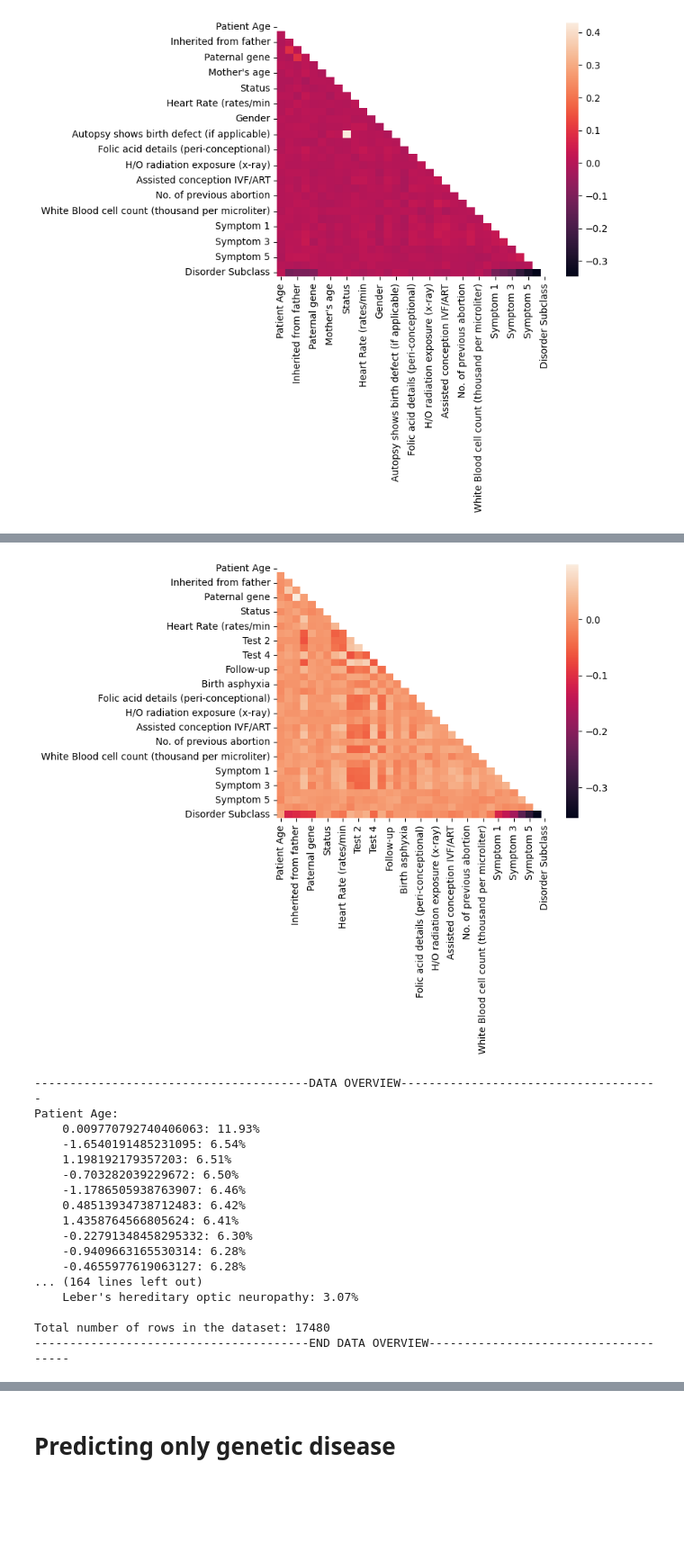
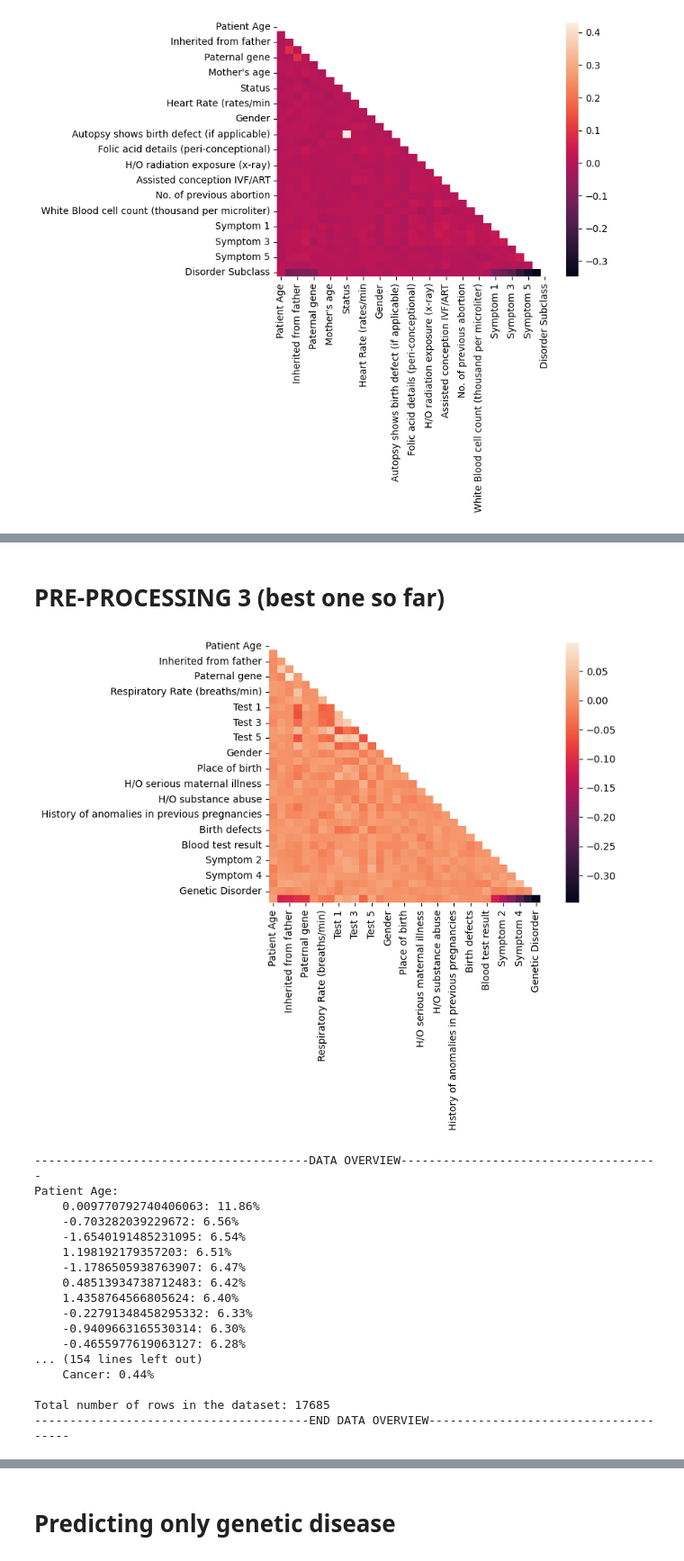
Before and after one commit to salmaloukili/ML, a Jupyter notebook: notebook.ipynb, the cells around one changed output, grey strips where cells are left out. Shown: that part at 90% size. Drawn from its saved outputs; the diff is of its cells as text; code cells hidden in the pictures; blank space fills up the shorter version.

```diff
--- a/notebook.ipynb
+++ b/notebook.ipynb
@@ -327,3 +429,5 @@ Blood cell count (mcL): [-0.5118449   0.04212314 -0.02200419 ...  0.27672303 -0.
+# %% [markdown]
+# PRE-PROCESSING 3 (best one so far)
 # %%
 label_encoder = LabelEncoder()
 
@@ -341,7 +445,7 @@ dataset = dataset.dropna(subset=['Genetic Disorder', 'Disorder Subclass'], how='
 columns_to_drop = ['Institute Name', 'Location of Institute', "Father's name",
                    'Patient First Name', 'Family Name', 'Patient Id',
                       'Autopsy shows birth defect (if applicable)',
-                       "Mother\'s age", "Father\'s age", 'Parental consent']
+                       "Mother\'s age", "Father\'s age", 'Parental consent', 'Status']
 dataset = dataset.drop(columns=columns_to_drop)
 
 
@@ -379,7 +483,6 @@ dataset['White Blood cell count (thousand per microliter)'] = imputer.fit_transf
 
 
 # CATEGORIAL BINARY
-mode_imputer = SimpleImputer(strategy='most_frequent')
 
 dataset['H/O substance abuse'] = dataset['H/O substance abuse'].replace({'No': 0.0, 'Yes':1.0, 'Not applicable':0.0, '-':0.0}).fillna(0.0)
 dataset['Inherited from father'] = dataset['Inherited from father'].replace({'No': 0.0, 'Yes':1.0})
@@ -389,32 +492,25 @@ dataset['H/O serious maternal illness'] = dataset['H/O serious maternal illness'
 dataset['H/O radiation exposure (x-ray)'] = dataset['H/O radiation exposure (x-ray)'].replace({'No': 0.0, '-': 0.0, 'Not applicable': 0.0, 'Yes':1.0}).fillna(0.0)
 
 dataset['Place of birth'] = dataset['Place of birth'].replace({'Institute': 1.0, 'Home': 0.0})
-dataset['Place of birth'] = mode_imputer.fit_transform(dataset[['Place of birth']])
 
 dataset['Birth asphyxia'] = dataset['Birth asphyxia'].replace({'No': 0.0, 'No record': 0.0, 'Not available': 2.0, 'Yes':1.0}).fillna(0.0)
 
 dataset['Respiratory Rate (breaths/min)'] = dataset['Respiratory Rate (breaths/min)'].replace({'Normal (30-60)': 0.0, 'Tachypnea': 1.0}).fillna(-1.0)
-#dataset['Respiratory Rate (breaths/min)'] = mode_imputer.fit_transform(dataset[['Respiratory Rate (breaths/min)']])
-
 dataset['Heart Rate (rates/min'] = dataset['Heart Rate (rates/min'].replace({'Normal': 0.0, 'Tachycardia': 1.0}).fillna(-1.0)
-#dataset['Heart Rate (rates/min'] = mode_imputer.fit_transform(dataset[['Heart Rate (rates/min']])
 dataset['Follow-up'] = dataset['Follow-up'].replace({'High': 1.0, 'Low': 0.0}).fillna(-1.0)
-#dataset['Follow-up'] = mode_imputer.fit_transform(dataset[['Follow-up']])
-
 dataset['Folic acid details (peri-conceptional)'] = dataset['Folic acid details (peri-conceptional)'].replace({'Yes': 1.0, 'No': 0.0})
 dataset['Assisted conception IVF/ART'] = dataset['Assisted conception IVF/ART'].replace({'Yes': 1.0, 'No': 0.0})
 dataset['Birth defects'] = dataset['Birth defects'].replace({'Multiple': 1.0, 'Singular': 0.0})
 
 # CATEGORIAL MULTICLASS
 dataset['Gender'] = dataset['Gender'].replace({'Male': 1.0, 'Female': 0.0, 'Ambiguous': 2.0}).fillna(2.0)
-
 dataset['Blood test result'] = dataset['Blood test result'].replace({'normal': 0.0, 'inconclusive': -1.0, 'slightly abnormal': 0.5, 'abnormal': 1.0})
 
 
 # BINARY FEATURES WITH NO NaN
 dataset["Genes in mother's side"] = dataset["Genes in mother's side"].replace({'Yes': 1.0, 'No': 0.0})
 dataset["Paternal gene"] = dataset["Paternal gene"].replace({'Yes': 1.0, 'No': 0.0})
-dataset["Status"] = dataset["Status"].replace({'Alive': 0.0, 'Deceased': 1.0})
+#dataset["Status"] = dataset["Status"].replace({'Alive': 0.0, 'Deceased': 1.0})
 
 dataset['Symptom 1'] = dataset['Symptom 1']
 dataset['Symptom 2'] = dataset['Symptom 2']
@@ -430,17 +526,19 @@ dataset["Test 3"] = dataset["Test 3"].fillna(1.0)
 dataset["Test 4"] = dataset["Test 4"].fillna(0.0)
 dataset["Test 5"] = dataset["Test 5"].fillna(1.0)
 
-dataset = dataset.fillna(-1.0)
+#dataset = dataset.fillna(-1.0)
 #-------------------------------------------------------%%%%%%%%%%%%%%%%%%%%%%%%%%%%%%%%%%--------------------------------#
-
-maxmin_scaler = StandardScaler()
+mode_imputer = SimpleImputer(strategy='most_frequent')
+scaler = StandardScaler()
 for column in dataset.columns:
     if column != 'Genetic Disorder' and column != 'Disorder Subclass':
-        dataset[column] = maxmin_scaler.fit_transform(dataset[[column]])
+        dataset[column] = scaler.fit_transform(dataset[[column]])
+        dataset[column] = mode_imputer.fit_transform(dataset[[column]])
 
 
 
-dataset = dataset[~dataset['Disorder Subclass'].isin(['Cancer', "Alzheimer's"])]
+
+#dataset = dataset[~dataset['Disorder Subclass'].isin(['Cancer', "Alzheimer's"])]
 
 
 heat_data = dataset.copy()
@@ -452,48 +550,48 @@ corr = heat_data.corr()
 mask = np.zeros_like(corr, dtype=np.bool_)
 mask[np.triu_indices_from(mask)] = True
 sns.heatmap(corr, mask=mask, annot=True)
 plt.show()
 
 
 print("---------------------------------------DATA OVERVIEW-------------------------------------")
 i=1
 for column in dataset.columns:
     i=i+1
     unique_values = dataset[column].unique()
     nan_counts = (dataset[column] == -1.0).sum()
 
     #print(f"{column}: {unique_values}: {nan_counts}\n")
 #print(i)
 
 for column in dataset.columns:
     value_counts = dataset[column].value_counts(dropna=False, normalize=True) * 100
     print(f"{column}:")
     if column not in ['White Blood cell count (thousand per microliter)', 'Blood cell count (mcL)']:
         for value, percentage in value_counts.items():
             value_str = "NaN" if pd.isna(value) else value
             print(f"    {value_str}: {percentage:.2f}%")
     else:
         print("NaN: ", ((dataset[column].isnull().sum() / len(dataset)) * 100))
     print()
 total_rows = len(dataset)
 print(f"Total number of rows in the dataset: {total_rows}")
 print("---------------------------------------END DATA OVERVIEW-------------------------------------")
 # %% [output]
-[figure, old version]
+[figure, new version]
 ---------------------------------------DATA OVERVIEW-------------------------------------
 Patient Age:
-    0.009770792740406063: 11.93%
+    0.009770792740406063: 11.86%
+    -0.703282039229672: 6.56%
     -1.6540191485231095: 6.54%
     1.198192179357203: 6.51%
-    -0.703282039229672: 6.50%
-    -1.1786505938763907: 6.46%
+    -1.1786505938763907: 6.47%
     0.48513934738712483: 6.42%
-    1.4358764566805624: 6.41%
-    -0.22791348458295332: 6.30%
-    -0.9409663165530314: 6.28%
+    1.4358764566805624: 6.40%
+    -0.22791348458295332: 6.33%
+    -0.9409663165530314: 6.30%
     -0.4655977619063127: 6.28%
-... (164 lines left out)
-    Leber's hereditary optic neuropathy: 3.07%
+... (154 lines left out)
+    Cancer: 0.44%
 
-Total number of rows in the dataset: 17480
+Total number of rows in the dataset: 17685
 ---------------------------------------END DATA OVERVIEW-------------------------------------
```
Also changed, not shown: parts of 12 cells of this notebook, 43 other files.
